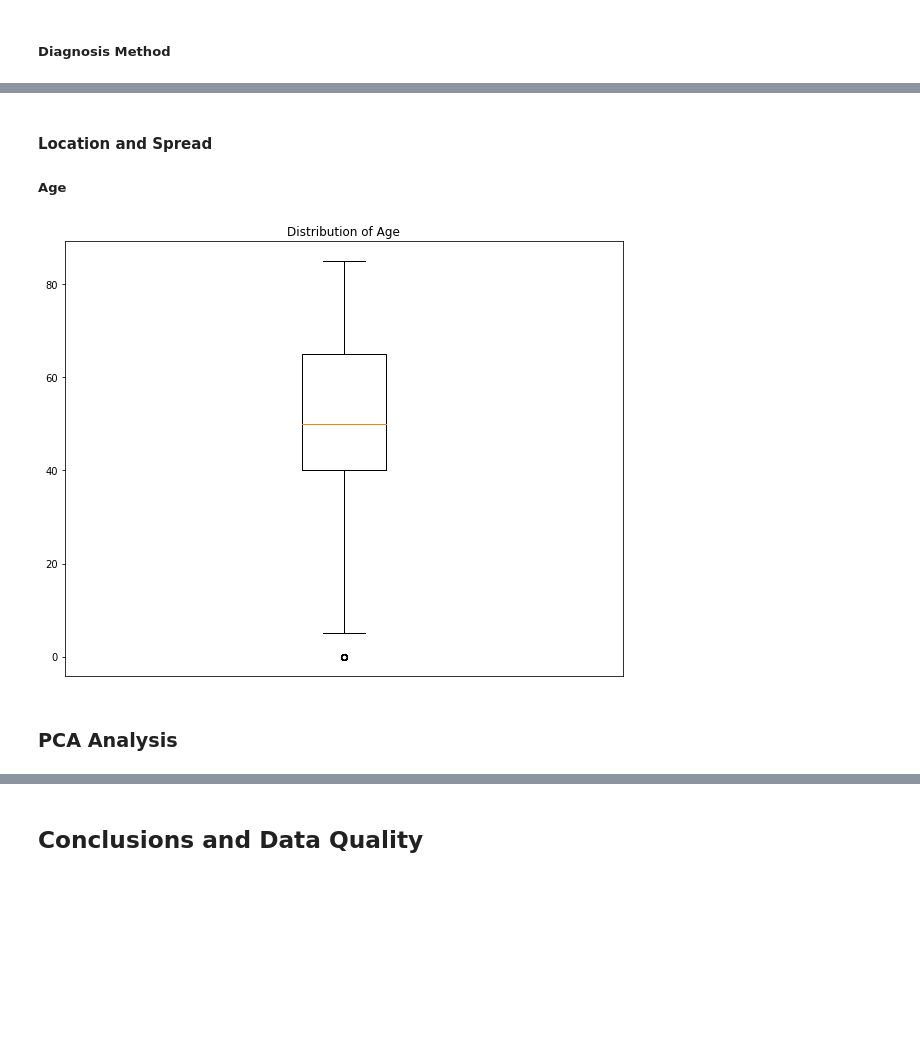
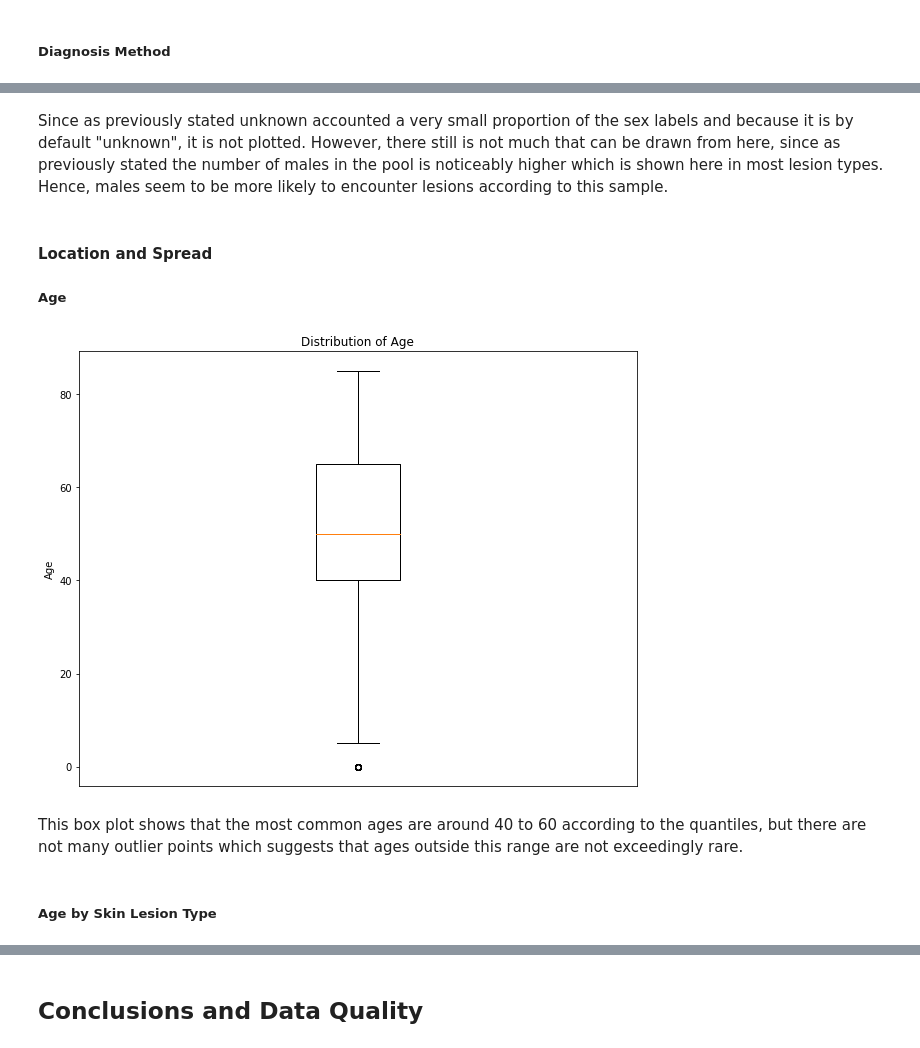
Before and after one commit to Castdeath97/skin-pigment-analysis, a Jupyter notebook: notebooks/DataUnderstanding.ipynb, the cells around one changed output, grey strips where cells are left out. Cells and saved outputs as stored; diff of their text form; code cells hidden in the pictures; blank space fills up the shorter version.

```diff
--- a/notebooks/DataUnderstanding.ipynb
+++ b/notebooks/DataUnderstanding.ipynb
@@ -111,4 +141,0 @@ plt.rcParams['figure.figsize'] = [25, 8]
-# %%
-skin_df['localization'].value_counts().plot(kind='bar')
-plt.title('Localization')
-plt.rcParams['figure.figsize'] = [25, 8]
@@ -116,0 +152,36 @@ plt.rcParams['figure.figsize'] = [25, 8]
+# %%
+def group_by_lesion(df):
+    """
+    Used to group lesions for a df
+    """
+    return( ( len(df[df['dx'] == 'nv']),
+              len(df[df['dx'] == 'mel']),
+              len(df[df['dx'] == 'bkl']),
+              len(df[df['dx'] == 'bcc']),
+              len(df[df['dx'] == 'akiec']),
+              len(df[df['dx'] == 'vasc']),
+              len(df[df['dx'] == 'df'])
+             ) )
+
+bar_width = 0.35
+n_lesion = 7
+
+male_freq = group_by_lesion(skin_df[skin_df['sex']  == 'male'])
+female_freq = group_by_lesion(skin_df[skin_df['sex']  == 'female'])
+unknown_freq = group_by_lesion(skin_df[skin_df['sex']  == 'unknown'])
+
+fig, ax = plt.subplots()
+index = np.arange(n_lesion)
+
+ax.bar(index, male_freq, bar_width, color='b', label='Male')
+ax.bar(index + bar_width, female_freq, bar_width, color='r', label='Female')
+
+ax.set_xlabel('Skin Lesion')
+ax.set_ylabel('Frequency')
+ax.set_title('Frequency by Skin Lesion and Sex')
+plt.xticks([0, 1, 2, 3, 4, 5, 6], dx_labels, rotation='vertical')
+ax.set_xticks(index + bar_width / 2)
+ax.legend()
+fig.tight_layout()
+plt.rcParams['figure.figsize'] = [22, 8]
+plt.show()
@@ -117,3 +190,5 @@ plt.rcParams['figure.figsize'] = [25, 8]
+# %% [markdown]
+Since as previously stated unknown accounted a very small proportion of the sex labels and because it is by default "unknown", it is not plotted. However, there still is not much that can be drawn from here, since as previously stated the number of males in the pool is noticeably higher which is shown here in most lesion types. Hence, males seem to be more likely to encounter lesions according to this sample.
 # %% [markdown]
 #### Location and Spread
 
@@ -121,11 +196,14 @@ plt.rcParams['figure.figsize'] = [25, 8]
 # %%
 plt.boxplot(skin_df['age'])
 plt.title('Distribution of Age')
-plt.rcParams['figure.figsize'] = [10, 8]
+plt.ylabel('Age')
 plt.tick_params(axis='x', which='both',
                 bottom=False, top=False, labelbottom=False)
+plt.rcParams['figure.figsize'] = [10, 6]
 plt.show()
 # %% [output]
-[figure, old version]
+[figure, new version]
-# %% [markdown]
-### PCA Analysis
+# %% [markdown]
+This box plot shows that the most common ages are around 40 to 60 according to the quantiles, but there are not many outlier points which suggests that ages outside this range are not exceedingly rare.
+# %% [markdown]
+##### Age by Skin Lesion Type
```
Also changed, not shown: parts of 21 cells of this notebook, 1 other file.
